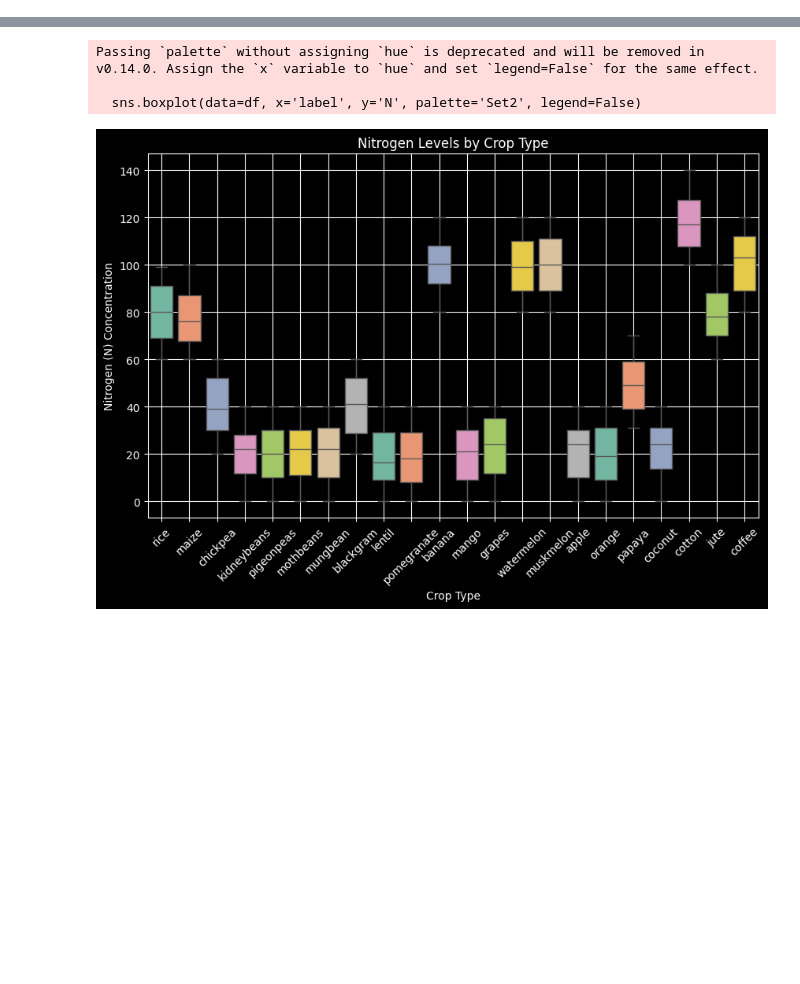
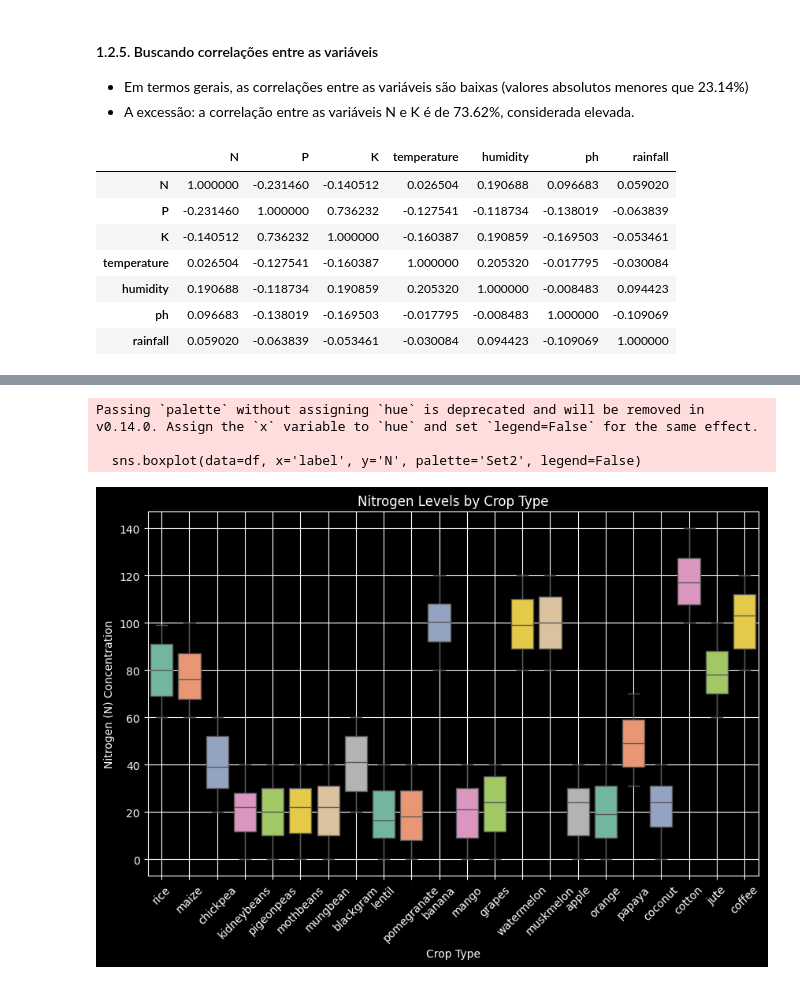
Before and after one commit to luisfuturist/activity-fiap-ai-p3a4, a Jupyter notebook: LuisFillipeEmidio_RM559976_fase3_cap14.ipynb, the cells around one changed output, grey strips where cells are left out. Cells and saved outputs as stored; diff of their text form; code cells hidden in the pictures; blank space fills up the shorter version.

```diff
--- a/LuisFillipeEmidio_RM559976_fase3_cap14.ipynb
+++ b/LuisFillipeEmidio_RM559976_fase3_cap14.ipynb
@@ -37,0 +196,18 @@ max       9.935091   298.560117
+# %% [markdown]
+#### 1.2.5. Buscando correlações entre as variáveis
+
+- Em termos gerais, as correlações entre as variáveis são baixas (valores absolutos menores que 23.14%)
+- A excessão: a correlação entre as variáveis N e K é de 73.62%, considerada elevada.
+# %%
+# Correlation table
+corr_df = df.corr(numeric_only=True)
+corr_df
+# %% [output]
+|  | N | P | K | temperature | humidity | ph | rainfall |
+| N | 1.000000 | -0.231460 | -0.140512 | 0.026504 | 0.190688 | 0.096683 | 0.059020 |
+| P | -0.231460 | 1.000000 | 0.736232 | -0.127541 | -0.118734 | -0.138019 | -0.063839 |
+| K | -0.140512 | 0.736232 | 1.000000 | -0.160387 | 0.190859 | -0.169503 | -0.053461 |
+| temperature | 0.026504 | -0.127541 | -0.160387 | 1.000000 | 0.205320 | -0.017795 | -0.030084 |
+| humidity | 0.190688 | -0.118734 | 0.190859 | 0.205320 | 1.000000 | -0.008483 | 0.094423 |
+| ph | 0.096683 | -0.138019 | -0.169503 | -0.017795 | -0.008483 | 1.000000 | -0.109069 |
+| rainfall | 0.059020 | -0.063839 | -0.053461 | -0.030084 | 0.094423 | -0.109069 | 1.000000 |
```
Also changed, not shown: parts of 21 cells of this notebook.
